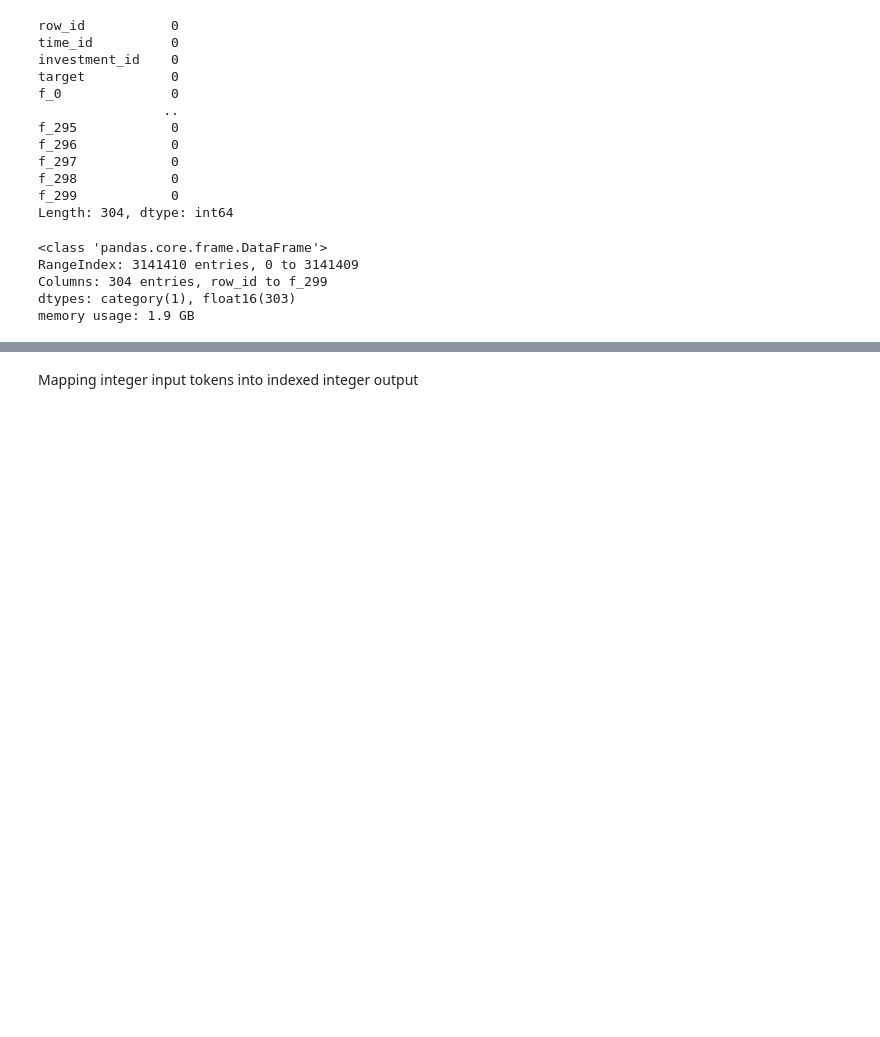
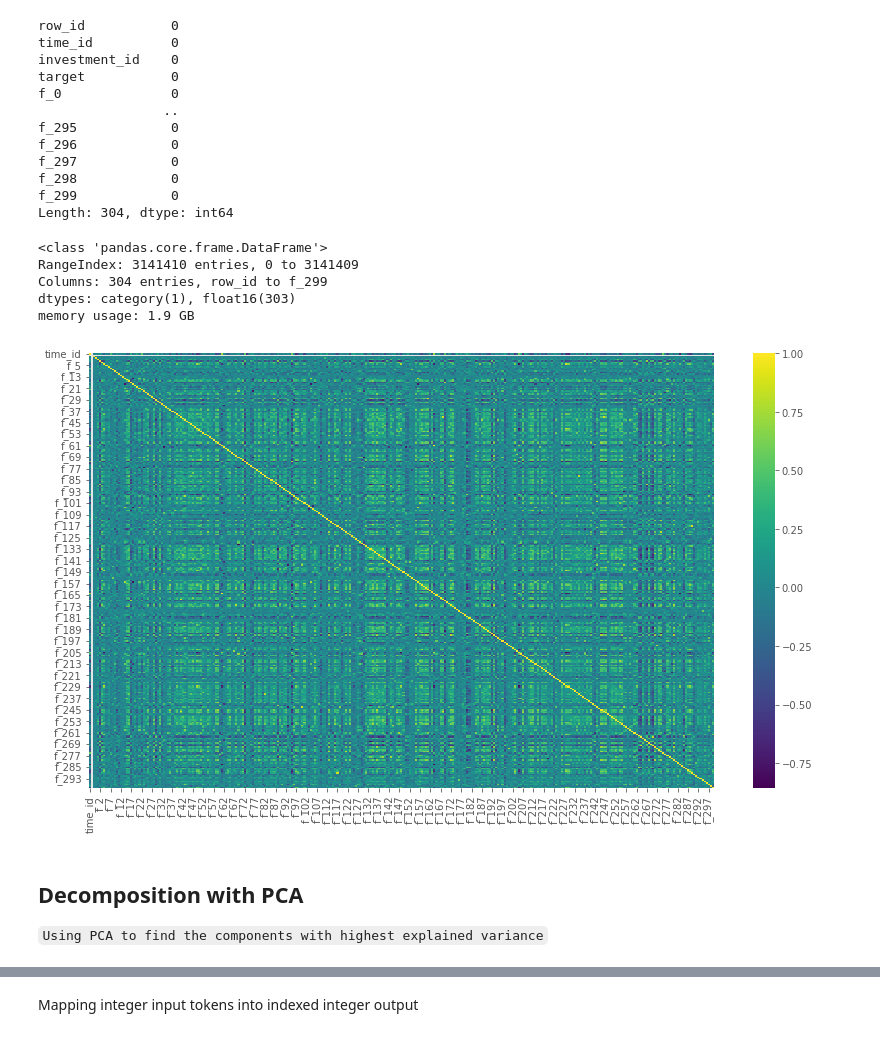
Before and after one commit to denniesbor/module2, a Jupyter notebook: DKB_Ubuquant-market-prediction-dsi.ipynb, the cells around one changed output, grey strips where cells are left out. Cells and saved outputs as stored; diff of their text form; code cells hidden in the pictures; blank space fills up the shorter version.

```diff
--- a/DKB_Ubuquant-market-prediction-dsi.ipynb
+++ b/DKB_Ubuquant-market-prediction-dsi.ipynb
@@ -122,14 +120,23 @@ RangeIndex: 3141410 entries, 0 to 3141409
 Columns: 304 entries, row_id to f_299
 dtypes: category(1), float16(303)
 memory usage: 1.9 GB
+# %%
+#  a query of dataframe with investment_id eq 1.0
+
+df_id1 = train.query('investment_id == 1.0')
 # %%
 # what are the columns corr
-
-# corr = train.corr()
+corr = df_id1.corr()
 # %%
 # plot the correlation in a heat map
 # Yellow colors indicates a strong correlation
-# plt.figure(figsize=(20,18))
-# sns.heatmap(corr,cmap='viridis',annot=False)
-# plt.xticks(rotation = 90)
-# plt.show()
+plt.figure(figsize=(14,8))
+sns.heatmap(corr,cmap='viridis',annot=False)
+plt.xticks(rotation = 90)
+plt.show()
+# %% [output]
+[figure, added]
+# %% [markdown]
+## Decomposition with PCA
+
+`Using PCA to find the components with highest explained variance`
```
Also changed, not shown: parts of 39 cells of this notebook.
